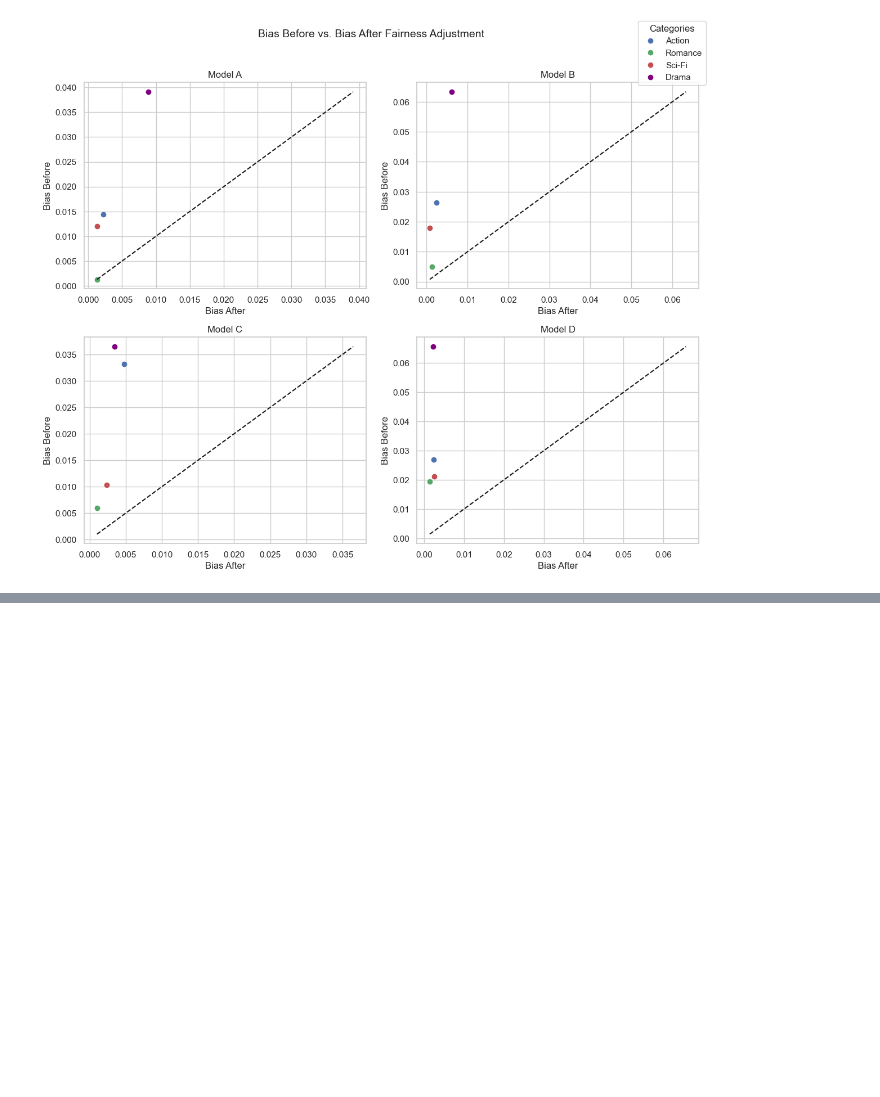
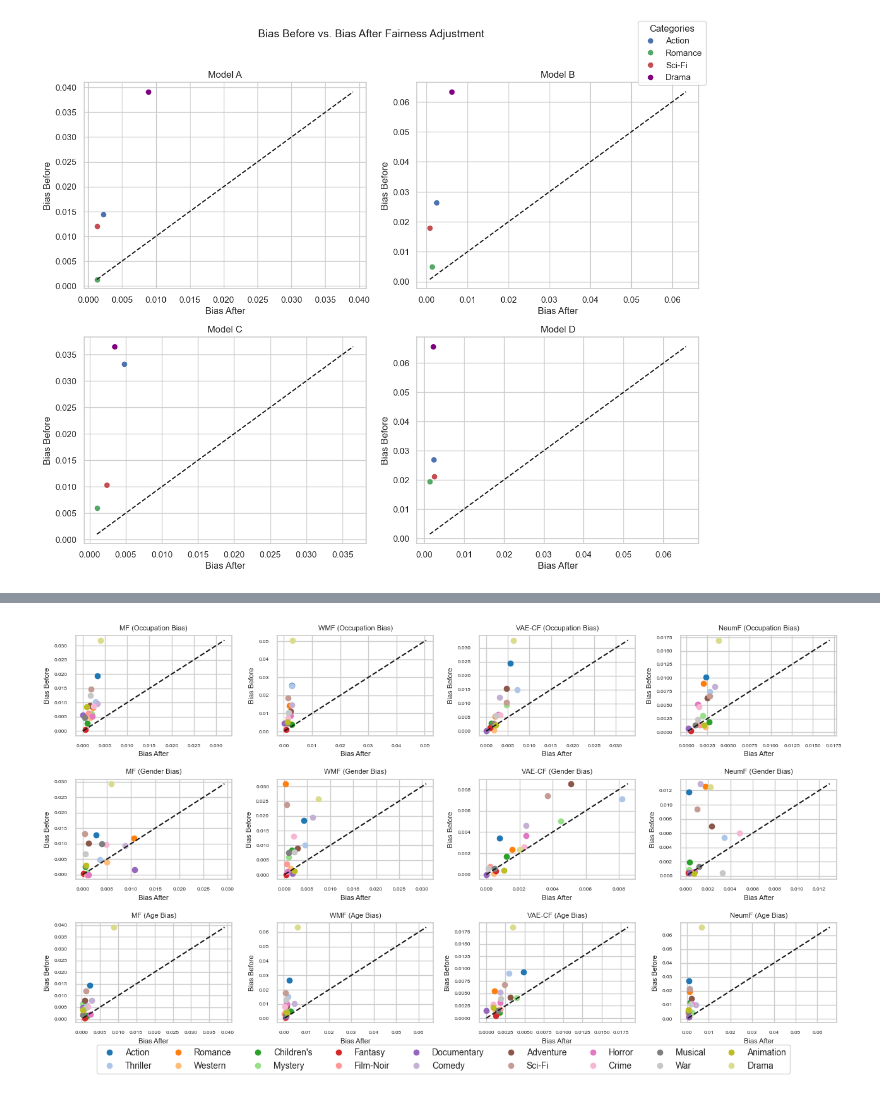
Before and after one commit to tahsinkheya/re_ranking_clean, a Jupyter notebook: data_vis/intro.ipynb, the cells around one changed output, grey strips where cells are left out. Drawn from its saved outputs; the diff is of its cells as text; code cells hidden in the pictures; blank space fills up the shorter version.

```diff
--- a/data_vis/intro.ipynb
+++ b/data_vis/intro.ipynb
@@ -453,0 +771,73 @@ plt.show()
+# %%
+import numpy as np
+import matplotlib.pyplot as plt
+
+# Sample categories
+categories = ['Action', 'Thriller', 'Romance', 'Western', "Children's", 'Mystery', 'Fantasy',
+              'Film-Noir', 'Documentary', 'Comedy', 'Adventure', 'Sci-Fi', 'Horror', 'Crime',
+              'Musical', 'War', 'Animation', 'Drama']
+
+models = ["MF", "WMF", "VAE-CF", "NeumF"]
+
+# Assign 18 distinct colors to categories
+cmap = plt.get_cmap("tab20")
+category_colors = [cmap(i) for i in range(18)]
+
+# Bias values (before and after) for Occupation, Gender, and Age
+bias_before_occ = np.array([mf_before_occ, wmf_before_occ, vae_before_occ, neumf_before_occ])
+bias_after_occ = np.array([mf_after_occ, wmf_after_occ, vae_after_occ, neumf_after_occ])
+
+bias_before_gen = np.array([mf_before_gender, wmf_before_gender, vae_before_gender, neumf_before_gender])
+bias_after_gen = np.array([mf_after_gender, wmf_after_gender, vae_after_gender, neumf_after_gender])
+
+bias_before_age = np.array([mf_before_age, wmf_before_age, vae_before_age, neumf_before_age])
+bias_after_age = np.array([mf_after_age, wmf_after_age, vae_after_age, neumf_after_age])
+
+# Create a 3-row, 4-column figure
+fig, axes = plt.subplots(3, 4, figsize=(13, 7))
+
+# Titles for rows
+bias_types = ["Occupation Bias", "Gender Bias", "Age Bias"]
+
+# fig.suptitle("Bias Before vs. Bias After Fairness Adjustment", fontsize=16, fontweight="bold")
+
+# Loop through bias types and models to create scatter plots
+for row, (bias_before, bias_after, bias_name) in enumerate(zip(
+        [bias_before_occ, bias_before_gen, bias_before_age],
+        [bias_after_occ, bias_after_gen, bias_after_age],
+        bias_types)):
+
+    for col, model in enumerate(models):
+        ax = axes[row, col]
+
+        # Scatter plot for categories
+        for j, category in enumerate(categories):
+            ax.scatter(bias_after[col][j], bias_before[col][j],
+                       color=category_colors[j], label=category if row == 0 and col == 0 else "_nolegend_")
+
+        # Diagonal reference line (y = x)
+        min_val = min(min(bias_before[col]), min(bias_after[col]))
+        max_val = max(max(bias_before[col]), max(bias_after[col]))
+        ax.plot([min_val, max_val], [min_val, max_val], 'k--', label="y = x (No Change)")
+
+        ax.set_xlabel("Bias After", fontsize = 8)
+        ax.set_ylabel("Bias Before",fontsize = 8)
+        ax.tick_params(axis='both', labelsize=6)
+
+        ax.set_title(f"{model} ({bias_name})", fontsize = 8)
+
+# Create a single shared legend for all subplots
+handles = [plt.Line2D([0], [0], marker='o', color='w', markersize=8, markerfacecolor=color, label=cat)
+           for cat, color in zip(categories, category_colors)]
+fig.legend(handles=handles, loc="lower center",
+           bbox_to_anchor=(0.5, -0.05), ncol=9, fontsize=10)
+
+# fig.legend(handles=handles, loc="center right", title="Categories", bbox_to_anchor=(0.4, 0.8))
+
+
+plt.tight_layout()  # Adjust layout to fit legend and title
+plt.savefig("biasbeforeafter.pdf", format="pdf",bbox_inches="tight")
+
+plt.show()
+# %% [output]
+[figure, added]
```
Also changed, not shown: parts of 4 cells of this notebook, 2 other files.
